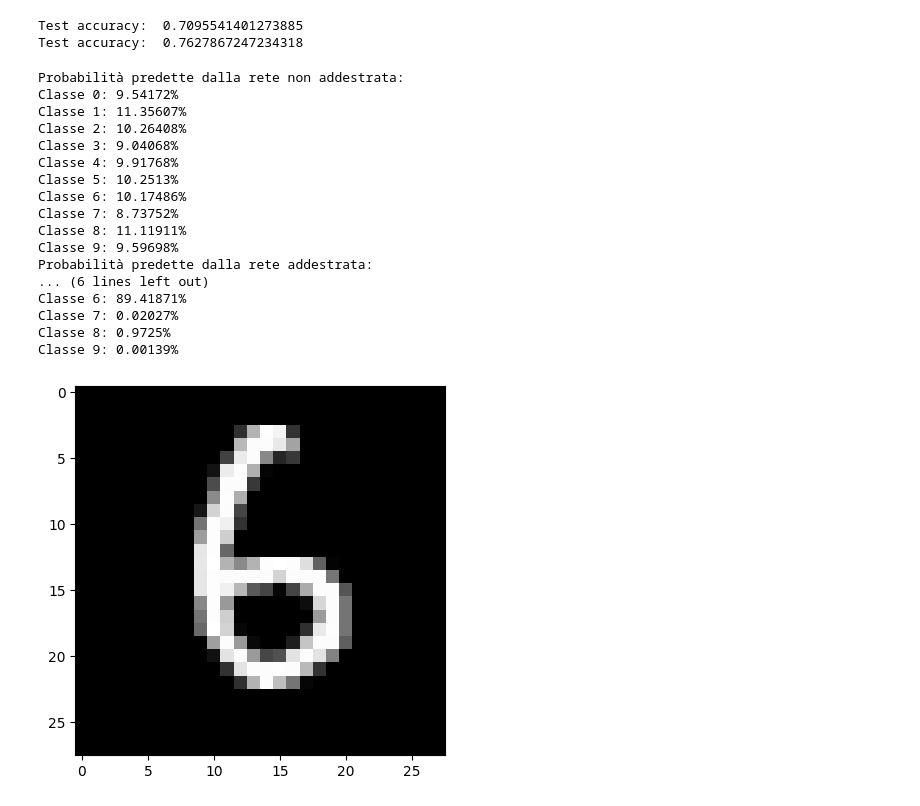
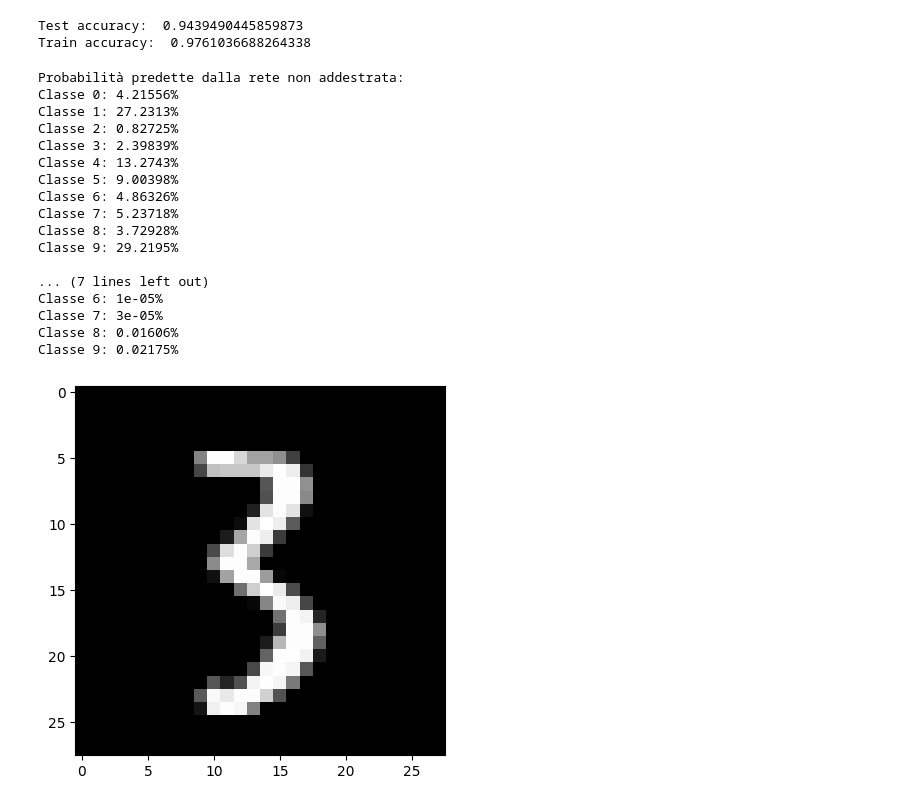
Before and after one commit to marcellorussox/MnistANN, a Jupyter notebook: ann_training.ipynb, the cells around one changed output. Drawn from its saved outputs; the diff is of its cells as text; code cells hidden in the pictures.

```diff
--- a/ann_training.ipynb
+++ b/ann_training.ipynb
@@ -41,10 +41,10 @@ test_in, Ytest = ds.get_mnist_testing(test_array, test_cols, test_rows)
 
 #Creazione rete neurale
 #Assegnazione funzioni di attivazione per ogni strato della rete
-hidden_activation_functions = [actfun.tanh, actfun.relu, actfun.relu, actfun.relu, actfun.relu, actfun.relu, actfun.relu, actfun.relu, actfun.relu, actfun.relu]
+hidden_activation_functions = [actfun.tanh]
 
 #Assegnazione numero di neuroni per ogni strato
-hidden_layers = [20, 20, 20, 20, 20, 20, 20, 20, 20, 20]
+hidden_layers = [100]
 #Assegnazione della funzione di attivazione e di errore per l'ultimo strato della rete
 output_activation_function = actfun.identity
 error_function = errfun.cross_entropy_softmax
@@ -67,5 +67,5 @@ Funzioni di attivazione: tanh, tanh, tanh, tanh, tanh, tanh, tanh, tanh, tanh, t
 Funzione di errore: cross_entropy_softmax
 # %%
 #batch training
-train_err, validation_err, train_accuracy, validation_accuracy=lnf.train_neural_network(training_net, train_in, train_labels, validation_in, validation_labels, max_epochs=100, learning_rate=0.00001)
+train_err, validation_err, train_accuracy, validation_accuracy=lnf.train_neural_network(training_net, train_in, train_labels, validation_in, validation_labels, epochs=40, learning_rate=0.00001)
 # %% [output]
@@ -111,30 +111,30 @@ plt.show()
 test_accuracy = lnf.network_accuracy(training_net, test_in, Ytest)
 print('Test accuracy: ', test_accuracy)
 accuracy_training = lnf.network_accuracy(training_net, train_in, train_labels)
-print('Test accuracy: ', accuracy_training)
+print('Train accuracy: ', accuracy_training)
 # %% [output]
-Test accuracy:  0.7095541401273885
-Test accuracy:  0.7627867247234318
+Test accuracy:  0.9439490445859873
+Train accuracy:  0.9761036688264338
 # %%
 #Predizione rete senza addestramento e rete addestrata
-image = 20
+image = 111
 lnf.test_prediction(net, training_net, image, test_in)
 # %% [output]
 Probabilità predette dalla rete non addestrata:
-Classe 0: 9.54172%
-Classe 1: 11.35607%
-Classe 2: 10.26408%
-Classe 3: 9.04068%
-Classe 4: 9.91768%
-Classe 5: 10.2513%
-Classe 6: 10.17486%
-Classe 7: 8.73752%
-Classe 8: 11.11911%
-Classe 9: 9.59698%
-Probabilità predette dalla rete addestrata:
-... (6 lines left out)
-Classe 6: 89.41871%
-Classe 7: 0.02027%
-Classe 8: 0.9725%
-Classe 9: 0.00139%
+Classe 0: 4.21556%
+Classe 1: 27.2313%
+Classe 2: 0.82725%
+Classe 3: 2.39839%
+Classe 4: 13.2743%
+Classe 5: 9.00398%
+Classe 6: 4.86326%
+Classe 7: 5.23718%
+Classe 8: 3.72928%
+Classe 9: 29.2195%
+
+... (7 lines left out)
+Classe 6: 1e-05%
+Classe 7: 3e-05%
+Classe 8: 0.01606%
+Classe 9: 0.02175%
-[figure, old version]
+[figure, new version]
```
Also changed, not shown: parts of 3 cells of this notebook, 2 other files.
